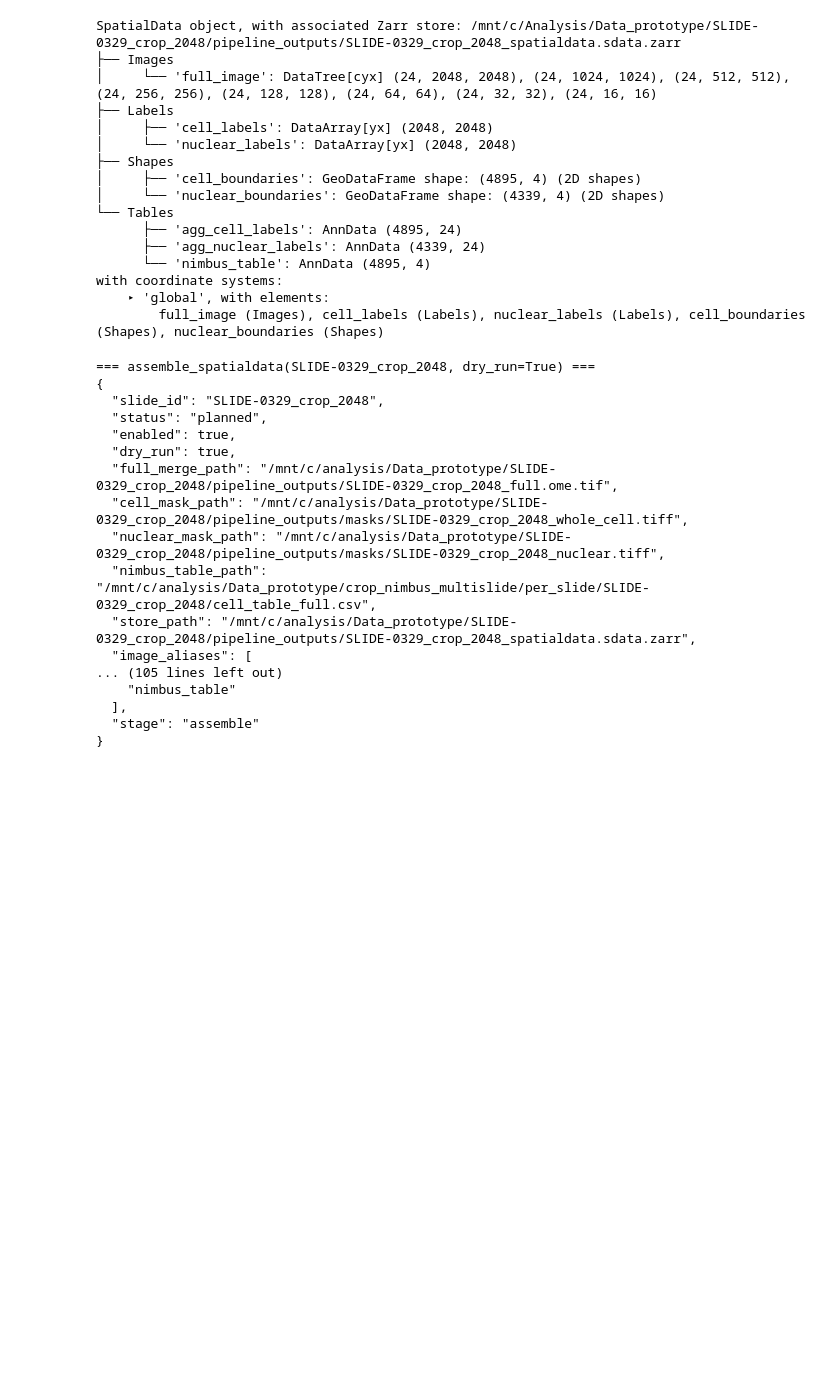
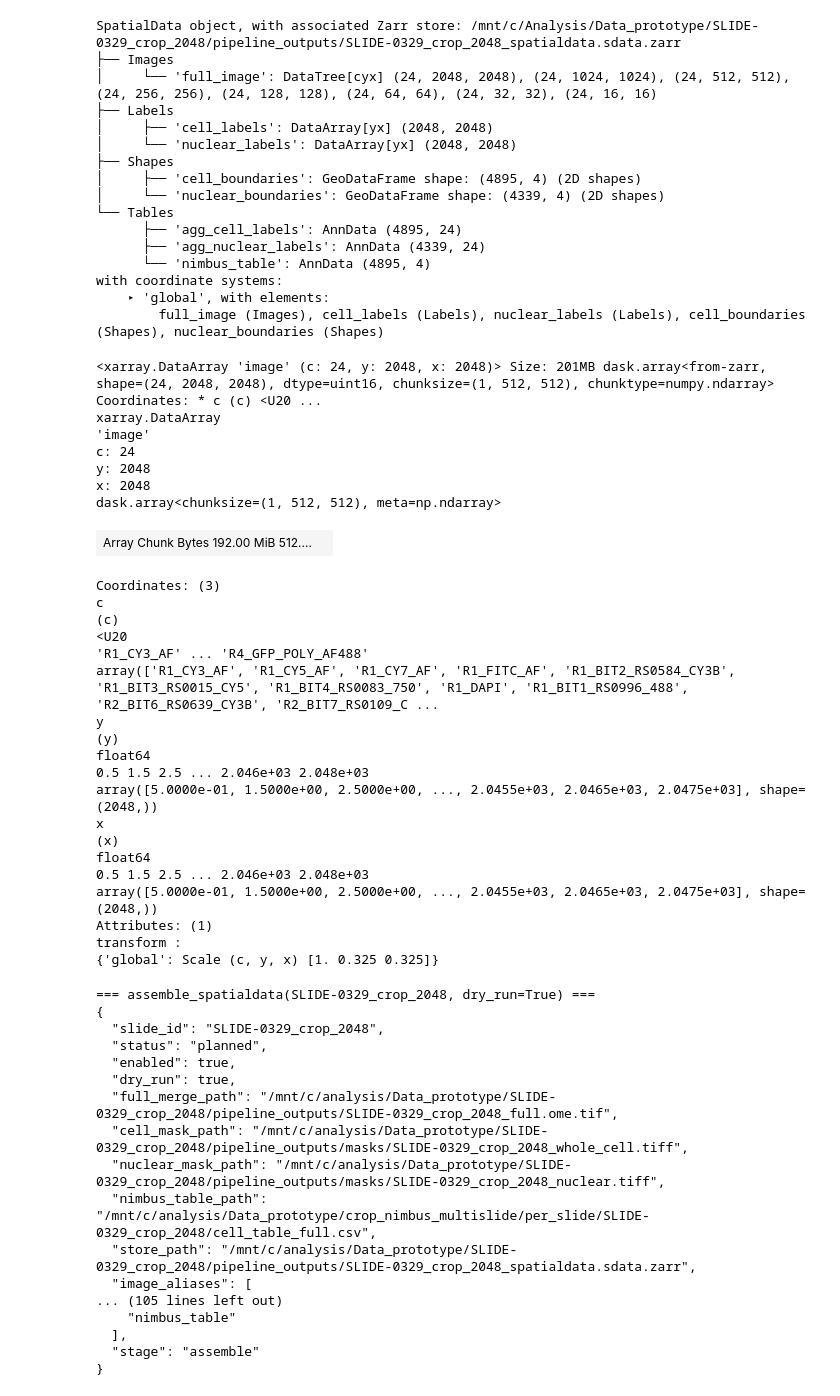
Before and after one commit to nalinratnayeke/mIF-pipeline, a Jupyter notebook: prototyping/mif_pipeline_harpy_spatialdata_api_v1-Crop.ipynb, the cells around one changed output. Drawn from its saved outputs; the diff is of its cells as text; code cells hidden in the pictures; blank space fills up the shorter version.

Commit message:
chunking update for writing

```diff
--- a/prototyping/mif_pipeline_harpy_spatialdata_api_v1-Crop.ipynb
+++ b/prototyping/mif_pipeline_harpy_spatialdata_api_v1-Crop.ipynb
@@ -392,6 +368,36 @@ SpatialData object, with associated Zarr store: /mnt/c/Analysis/Data_prototype/S
 with coordinate systems:
     ▸ 'global', with elements:
         full_image (Images), cell_labels (Labels), nuclear_labels (Labels), cell_boundaries (Shapes), nuclear_boundaries (Shapes)
+# %%
+sdata['full_image'].scale0.image
+# %% [output]
+<xarray.DataArray 'image' (c: 24, y: 2048, x: 2048)> Size: 201MB dask.array<from-zarr, shape=(24, 2048, 2048), dtype=uint16, chunksize=(1, 512, 512), chunktype=numpy.ndarray> Coordinates: * c (c) <U20 ...
+xarray.DataArray
+'image'
+c: 24
+y: 2048
+x: 2048
+dask.array<chunksize=(1, 512, 512), meta=np.ndarray>
+| Array Chunk Bytes 192.00 MiB 512.... |  |
+Coordinates: (3)
+c
+(c)
+<U20
+'R1_CY3_AF' ... 'R4_GFP_POLY_AF488'
+array(['R1_CY3_AF', 'R1_CY5_AF', 'R1_CY7_AF', 'R1_FITC_AF', 'R1_BIT2_RS0584_CY3B', 'R1_BIT3_RS0015_CY5', 'R1_BIT4_RS0083_750', 'R1_DAPI', 'R1_BIT1_RS0996_488', 'R2_BIT6_RS0639_CY3B', 'R2_BIT7_RS0109_C ...
+y
+(y)
+float64
+0.5 1.5 2.5 ... 2.046e+03 2.048e+03
+array([5.0000e-01, 1.5000e+00, 2.5000e+00, ..., 2.0455e+03, 2.0465e+03, 2.0475e+03], shape=(2048,))
+x
+(x)
+float64
+0.5 1.5 2.5 ... 2.046e+03 2.048e+03
+array([5.0000e-01, 1.5000e+00, 2.5000e+00, ..., 2.0455e+03, 2.0465e+03, 2.0475e+03], shape=(2048,))
+Attributes: (1)
+transform :
+{'global': Scale (c, y, x) [1. 0.325 0.325]}
 # %%
 assemble_results = {}
 if RUN_ASSEMBLE or ASSEMBLE_DRY_RUN:
```
Also changed, not shown: parts of 11 cells of this notebook, 4 other files.
